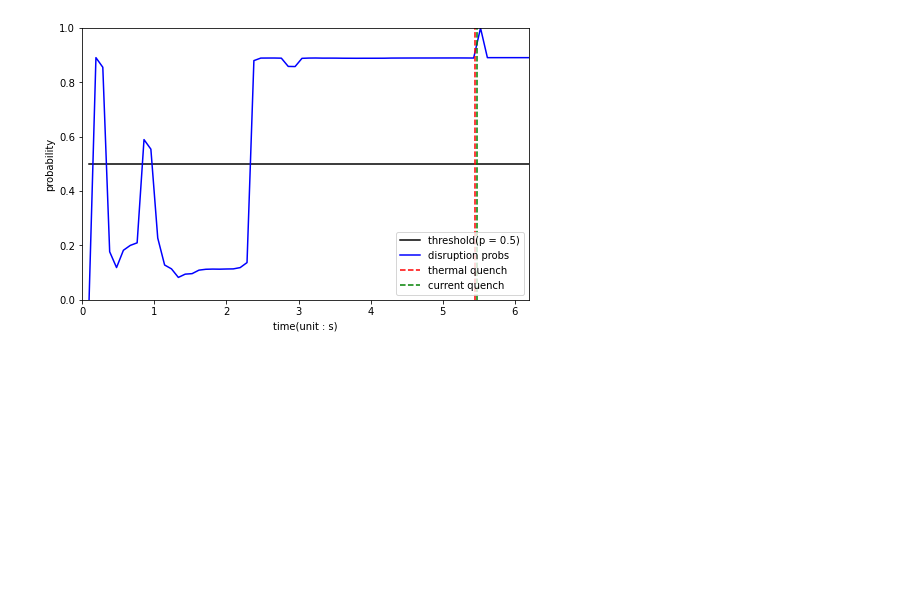
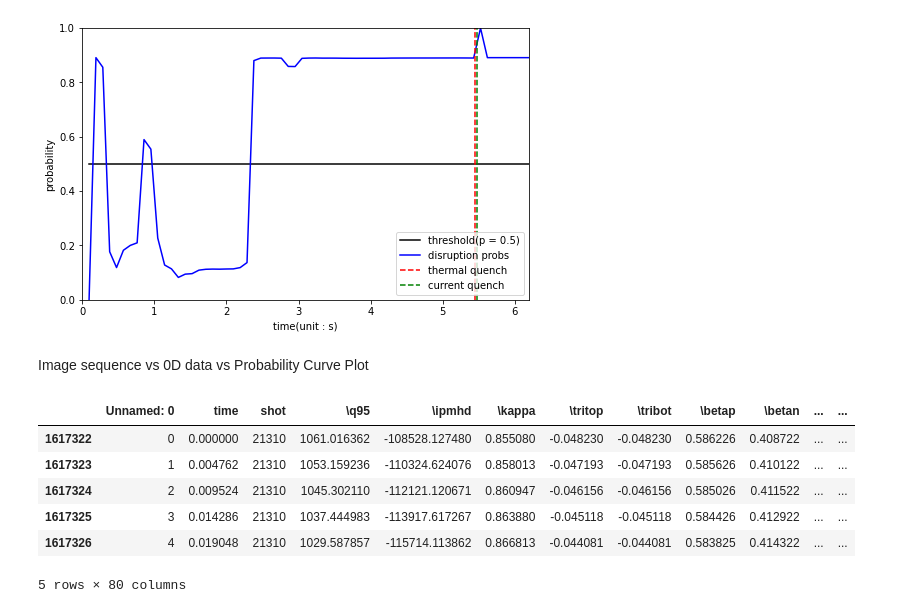
Before and after one commit to ZINZINBIN/Disruption-Prediciton-based-on-Multimodal-Deep-Learning, a Jupyter notebook: analysis_model_performance.ipynb, the cells around one changed output. Cells and saved outputs as stored; diff of their text form; code cells hidden in the pictures; blank space fills up the shorter version.

```diff
--- a/analysis_model_performance.ipynb
+++ b/analysis_model_performance.ipynb
@@ -320,3 +377,20 @@ prob_list = generate_prob_curve(
 )
 # %% [output]
 [figure]
+# %% [markdown]
+Image sequence vs 0D data vs Probability Curve Plot
+# %%
+shot_num = 21310
+df_0D = pd.read_csv("./dataset/KSTAR_Disruption_ts_data_extend.csv")
+
+ts_data_0D = df_0D[df_0D.shot == shot_num]
+# %%
+ts_data_0D.head()
+# %% [output]
+|  | Unnamed: 0 | time | shot | \q95 | \ipmhd | \kappa | \tritop | \tribot | \betap | \betan | ... | ... |
+| 1617322 | 0 | 0.000000 | 21310 | 1061.016362 | -108528.127480 | 0.855080 | -0.048230 | -0.048230 | 0.586226 | 0.408722 | ... | ... |
+| 1617323 | 1 | 0.004762 | 21310 | 1053.159236 | -110324.624076 | 0.858013 | -0.047193 | -0.047193 | 0.585626 | 0.410122 | ... | ... |
+| 1617324 | 2 | 0.009524 | 21310 | 1045.302110 | -112121.120671 | 0.860947 | -0.046156 | -0.046156 | 0.585026 | 0.411522 | ... | ... |
+| 1617325 | 3 | 0.014286 | 21310 | 1037.444983 | -113917.617267 | 0.863880 | -0.045118 | -0.045118 | 0.584426 | 0.412922 | ... | ... |
+| 1617326 | 4 | 0.019048 | 21310 | 1029.587857 | -115714.113862 | 0.866813 | -0.044081 | -0.044081 | 0.583825 | 0.414322 | ... | ... |
+5 rows × 80 columns
```
Also changed, not shown: parts of 3 cells of this notebook, 38 other files.
